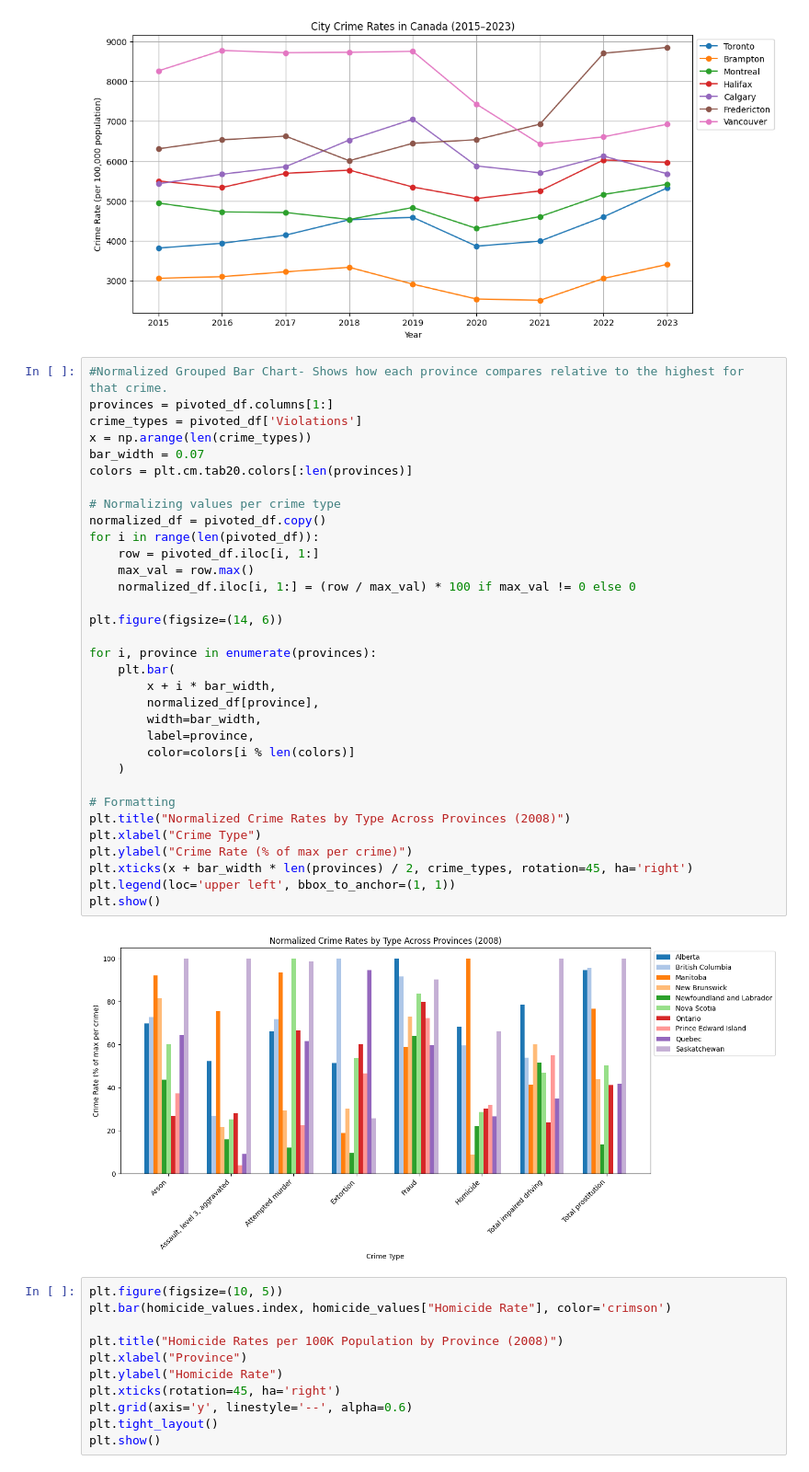
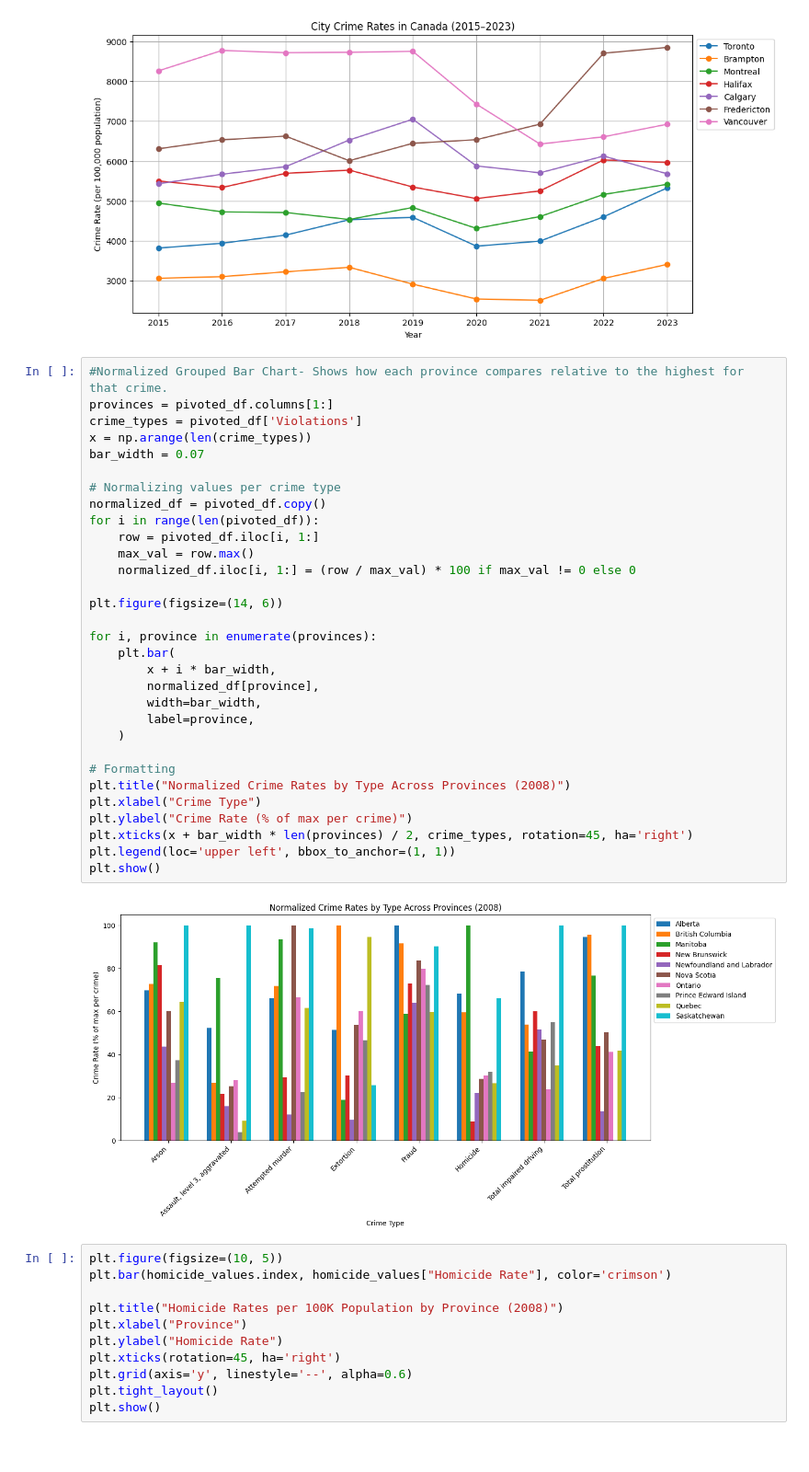
Before and after one commit to priyyal/crime-analysis-canada, a Jupyter notebook: crime_clean.ipynb, the cells around one changed output. Shown: that part at 92% size. Saved outputs shown, nothing was run; the diff lists cells and outputs as text.

Commit message:
Edited some visualizations

```diff
--- a/crime_clean.ipynb
+++ b/crime_clean.ipynb
@@ -360,36 +360,34 @@ plt.show()
 provinces = pivoted_df.columns[1:]
 crime_types = pivoted_df['Violations']
 x = np.arange(len(crime_types))
 bar_width = 0.07
-colors = plt.cm.tab20.colors[:len(provinces)]
 
 # Normalizing values per crime type
 normalized_df = pivoted_df.copy()
 for i in range(len(pivoted_df)):
     row = pivoted_df.iloc[i, 1:]
     max_val = row.max()
     normalized_df.iloc[i, 1:] = (row / max_val) * 100 if max_val != 0 else 0
 
 plt.figure(figsize=(14, 6))
 
 for i, province in enumerate(provinces):
     plt.bar(
         x + i * bar_width,
         normalized_df[province],
         width=bar_width,
         label=province,
-        color=colors[i % len(colors)]
     )
 
 # Formatting
 plt.title("Normalized Crime Rates by Type Across Provinces (2008)")
 plt.xlabel("Crime Type")
 plt.ylabel("Crime Rate (% of max per crime)")
 plt.xticks(x + bar_width * len(provinces) / 2, crime_types, rotation=45, ha='right')
 plt.legend(loc='upper left', bbox_to_anchor=(1, 1))
 plt.show()
 # %% [output]
-[figure, old version]
+[figure, new version]
 # %%
 plt.figure(figsize=(10, 5))
 plt.bar(homicide_values.index, homicide_values["Homicide Rate"], color='crimson')
```
